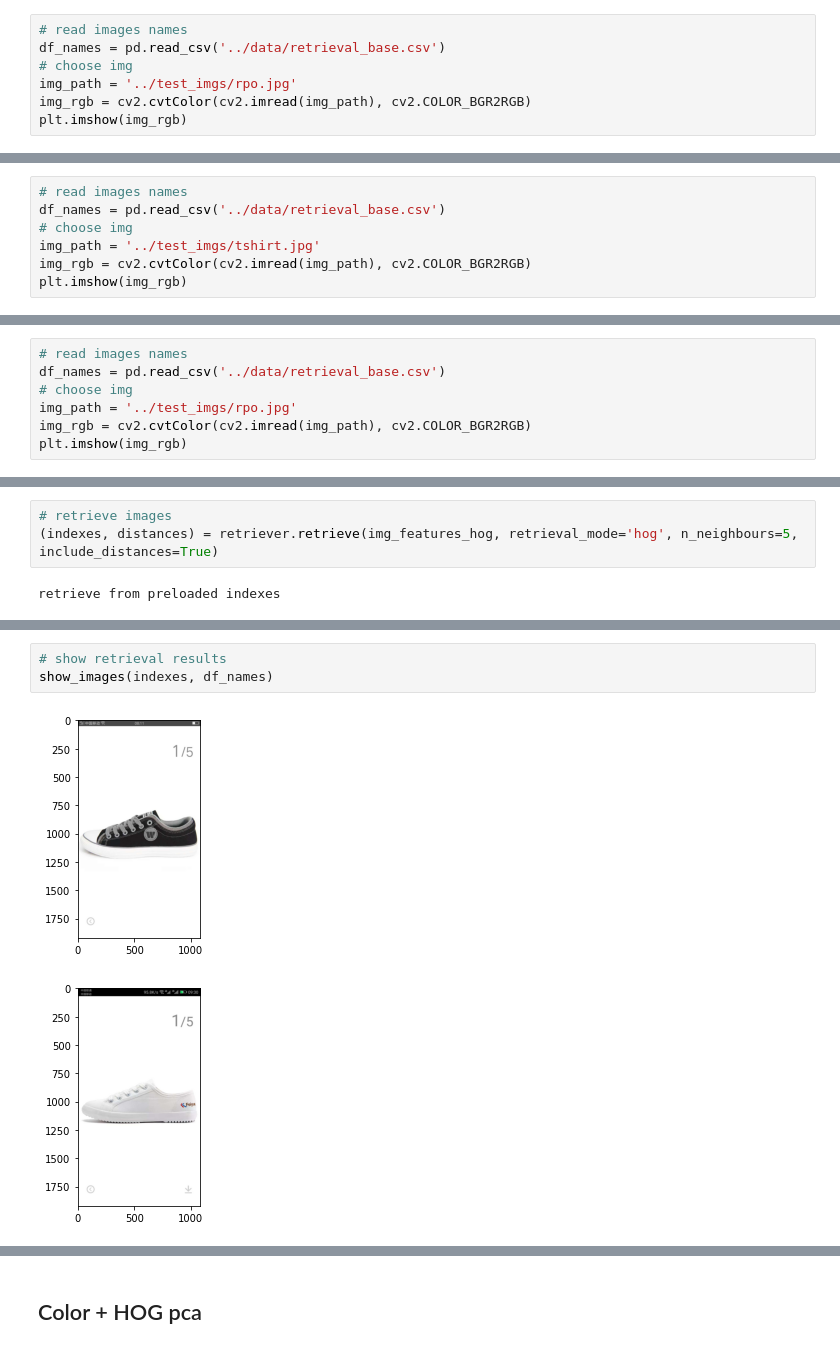
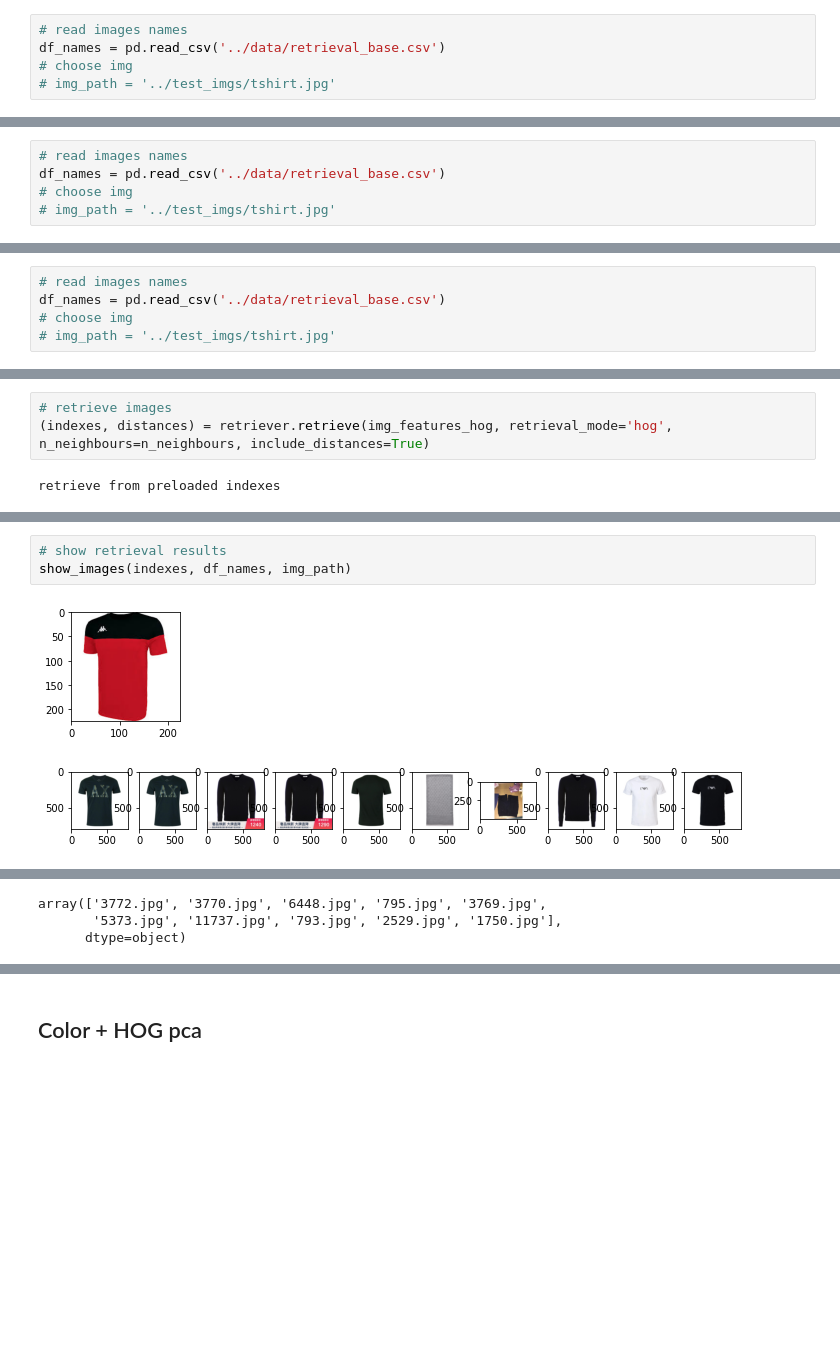
Before and after one commit to rpo19/VisualInformationProject, a Jupyter notebook: notebooks/TestRetrieval.ipynb, the cells around one changed output, grey strips where cells are left out. Cells and saved outputs as stored; diff of their text form; blank space fills up the shorter version.

```diff
--- a/notebooks/TestRetrieval.ipynb
+++ b/notebooks/TestRetrieval.ipynb
@@ -124,6 +207,4 @@ show_images(indexes, df_names)
 # read images names
 df_names = pd.read_csv('../data/retrieval_base.csv')
 # choose img
-img_path = '../test_imgs/rpo.jpg'
-img_rgb = cv2.cvtColor(cv2.imread(img_path), cv2.COLOR_BGR2RGB)
-plt.imshow(img_rgb)
+# img_path = '../test_imgs/tshirt.jpg'
@@ -162,6 +245,4 @@ show_images(indexes, df_names)
 # read images names
 df_names = pd.read_csv('../data/retrieval_base.csv')
 # choose img
-img_path = '../test_imgs/tshirt.jpg'
-img_rgb = cv2.cvtColor(cv2.imread(img_path), cv2.COLOR_BGR2RGB)
-plt.imshow(img_rgb)
+# img_path = '../test_imgs/tshirt.jpg'
@@ -195,6 +369,4 @@ show_images(indexes, df_names)
 # read images names
 df_names = pd.read_csv('../data/retrieval_base.csv')
 # choose img
-img_path = '../test_imgs/rpo.jpg'
-img_rgb = cv2.cvtColor(cv2.imread(img_path), cv2.COLOR_BGR2RGB)
-plt.imshow(img_rgb)
+# img_path = '../test_imgs/tshirt.jpg'
@@ -207,7 +376,7 @@ features_extractor = HogFeaturesExtractor()
 img_features_hog = features_extractor.extract(imread(img_path))
 # %%
 # retrieve images
-(indexes, distances) = retriever.retrieve(img_features_hog, retrieval_mode='hog', n_neighbours=5, include_distances=True)
+(indexes, distances) = retriever.retrieve(img_features_hog, retrieval_mode='hog', n_neighbours=n_neighbours, include_distances=True)
 # %% [output]
 retrieve from preloaded indexes
 # %%
@@ -221,6 +395,6 @@ distances
 # %%
 # show retrieval results
-show_images(indexes, df_names)
+show_images(indexes, df_names, img_path)
 # %% [output]
-[figure, old version]
+[figure, new version]
-[figure, old version]
+[figure, new version]
@@ -230 +401,4 @@ show_images(indexes, df_names)
+array(['3772.jpg', '3770.jpg', '6448.jpg', '795.jpg', '3769.jpg',
+       '5373.jpg', '11737.jpg', '793.jpg', '2529.jpg', '1750.jpg'],
+      dtype=object)
 # %% [markdown]
```
Also changed, not shown: parts of 91 cells of this notebook, 2 other files.
